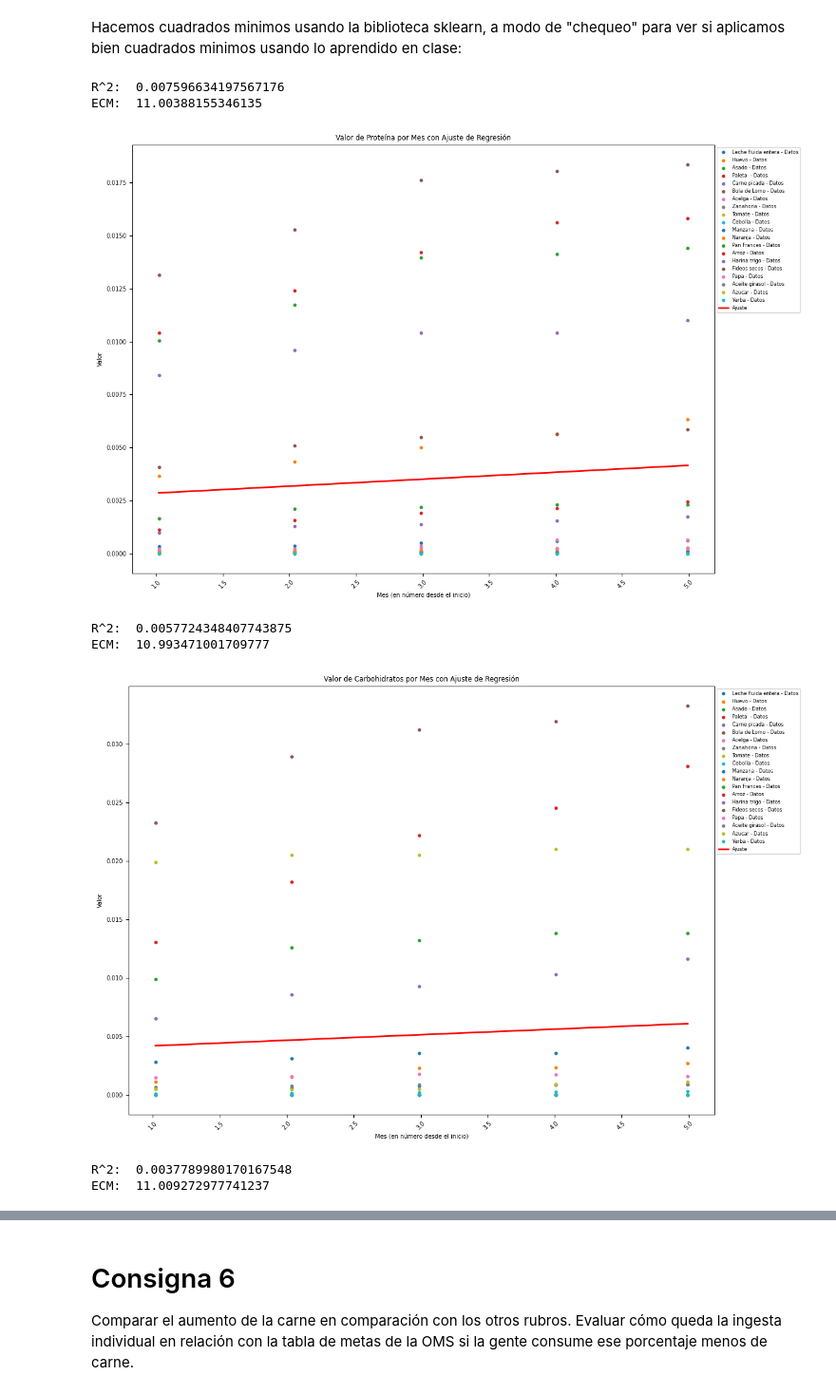
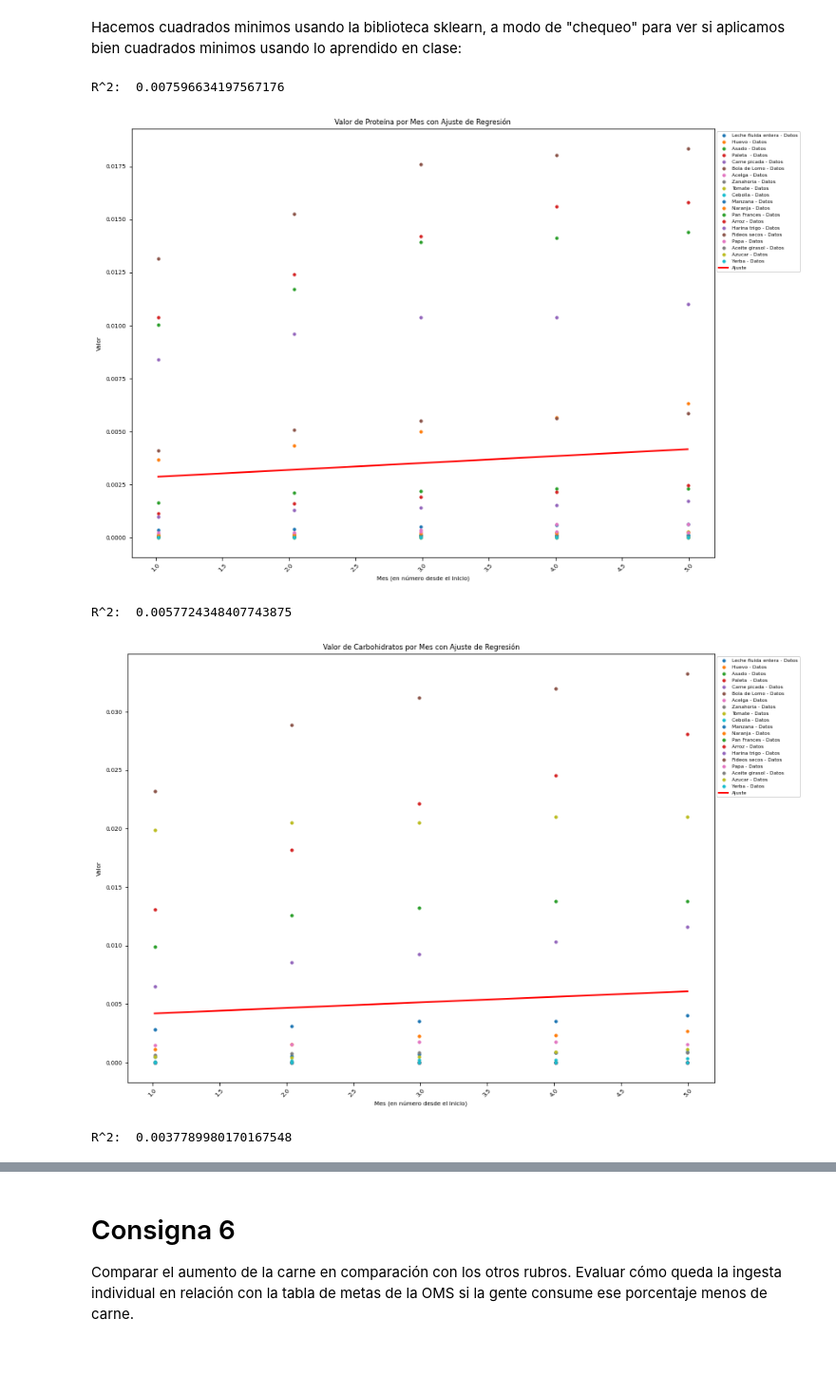
Before and after one commit to pedrobergaglio/algebra-lineal-computacional-2024, a Jupyter notebook: Enunciado TP2 y datos-20240601/Resolución.ipynb, the cells around one changed output, grey strips where cells are left out. Shown: that part at 95% size. Cells and saved outputs as stored; diff of their text form; code cells hidden in the pictures; blank space fills up the shorter version.

```diff
--- a/Enunciado TP2 y datos-20240601/Resolución.ipynb
+++ b/Enunciado TP2 y datos-20240601/Resolución.ipynb
@@ -759,40 +755,38 @@ def plot_nutrient_with_regression_combined(data, title):
 
     # Predecir los valores ajustados
     y_pred = model.predict(X)
 
-    #Calcular R² y ECM
+    #Calcular R²
+
     r2 = model.score(X, y)
-    ecm = mean_squared_error(X, y_pred)
+
 
     print('R^2: ', r2)
-    print('ECM: ', ecm)
+
 
     # Graficar los puntos y la línea ajustada
     for alimento in data['Alimento'].unique():
         subset = data[data['Alimento'] == alimento]
         plt.scatter(subset['Mes_Num'], subset['Valor'], label=f'{alimento} - Datos', s=10)  # Puntos originales
 
     plt.plot(data['Mes_Num'], y_pred, label=f'Ajuste', color='red', linewidth=2)  # Línea de regresión
 
     plt.xlabel('Mes (en número desde el inicio)')
     plt.ylabel('Valor')
     plt.title(title)
     plt.legend(loc='upper left', bbox_to_anchor=(1, 1), fontsize='small')
     plt.xticks(rotation=45)
     plt.tight_layout()
     plt.show()
 
 
 # Aplicar y graficar para cada nutriente
 plot_nutrient_with_regression_combined(df_proteina, 'Valor de Proteína por Mes con Ajuste de Regresión')
 plot_nutrient_with_regression_combined(df_hc, 'Valor de Carbohidratos por Mes con Ajuste de Regresión')
 plot_nutrient_with_regression_combined(df_grasas, 'Valor de Grasas por Mes con Ajuste de Regresión')
 # %% [output]
 R^2:  0.007596634197567176
-ECM:  11.00388155346135
-[figure, old version]
+[figure, new version]
 R^2:  0.0057724348407743875
-ECM:  10.993471001709777
-[figure, old version]
+[figure, new version]
 R^2:  0.0037789980170167548
-ECM:  11.009272977741237
```
Also changed, not shown: parts of 23 cells of this notebook.
